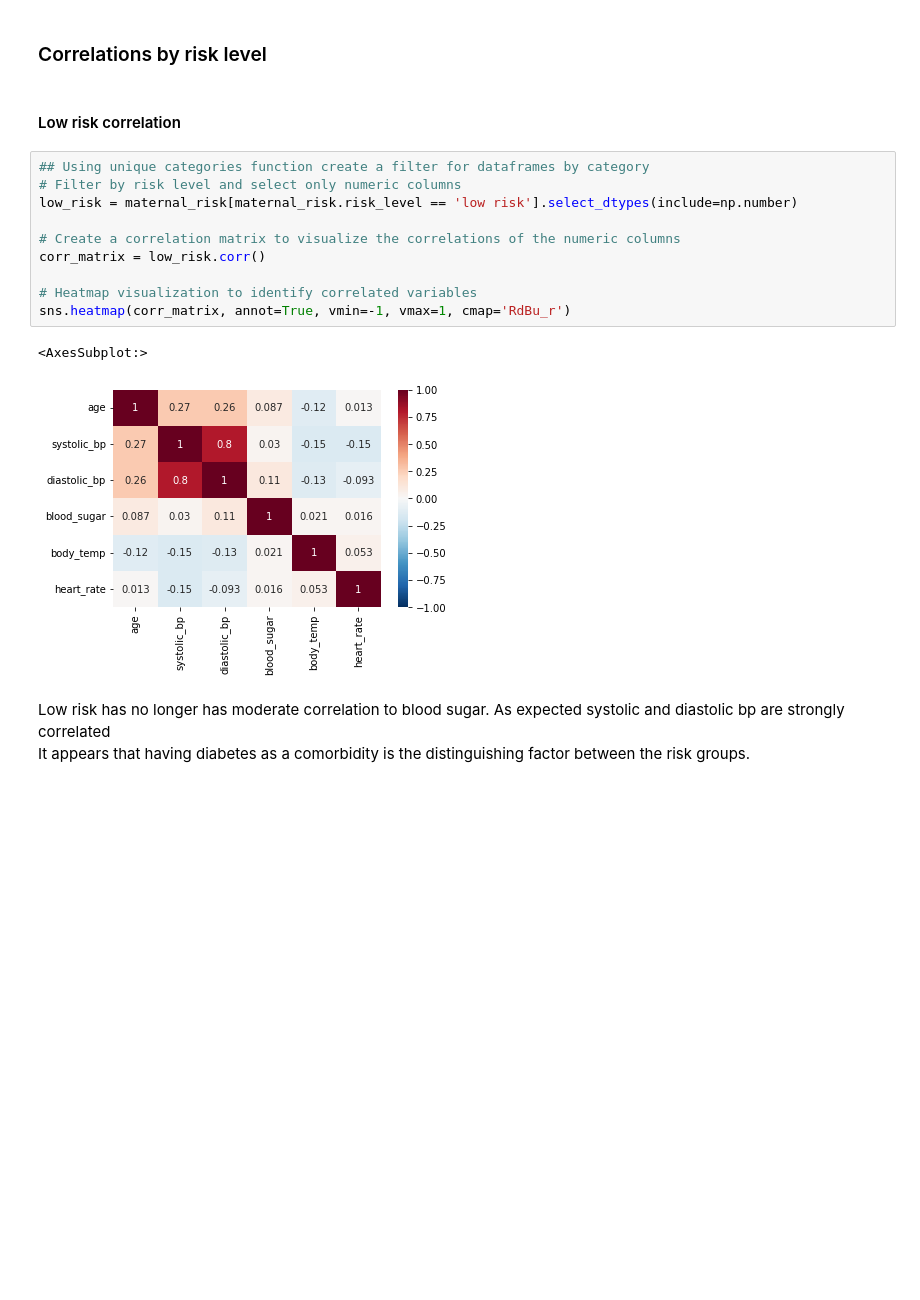
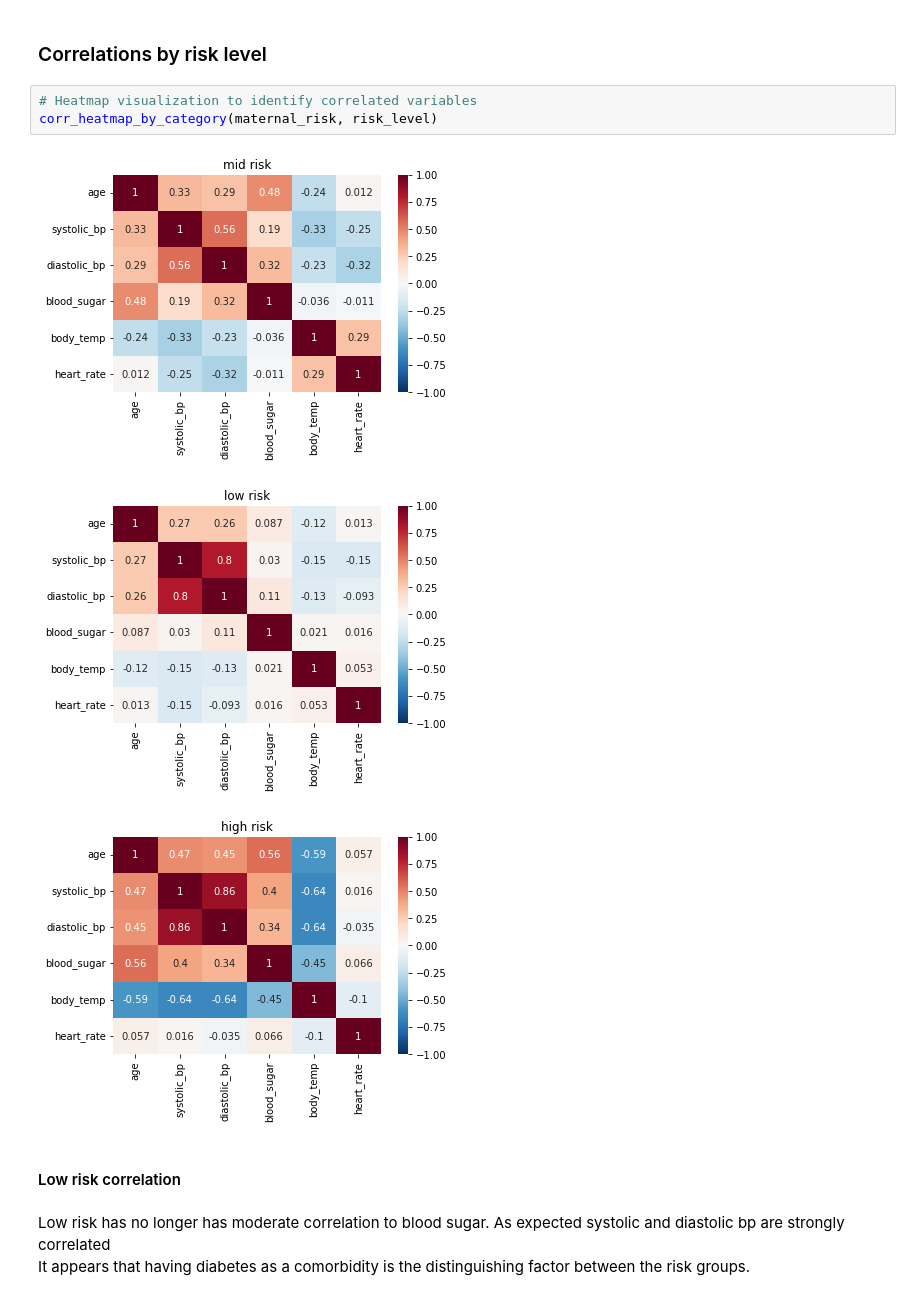
Before and after one commit to Fullcure3/maternal_risk, a Jupyter notebook: maternal_risk.ipynb, the cells around one changed output. Saved outputs shown, nothing was run; the diff lists cells and outputs as text; blank space fills up the shorter version.

Commit message:
Completed code refactoring of maternal_risk notebook with updated ds_functions

```diff
--- a/maternal_risk.ipynb
+++ b/maternal_risk.ipynb
@@ -271,21 +260,15 @@ Blood sugar has a moderate correlation to age, systolic and diastolic bp. Howeve
 Heart rate appears to have no correlation to either systolic or diastolic bp.
 # %% [markdown]
 ### Correlations by risk level
+# %%
+# Heatmap visualization to identify correlated variables
+corr_heatmap_by_category(maternal_risk, risk_level)
+# %% [output]
+[figure, added]
+[figure, added]
+[figure, added]
 # %% [markdown]
 #### Low risk correlation
-# %%
-## Using unique categories function create a filter for dataframes by category
-# Filter by risk level and select only numeric columns
-low_risk = maternal_risk[maternal_risk.risk_level == 'low risk'].select_dtypes(include=np.number)
-
-# Create a correlation matrix to visualize the correlations of the numeric columns
-corr_matrix = low_risk.corr()
-
-# Heatmap visualization to identify correlated variables
-sns.heatmap(corr_matrix, annot=True, vmin=-1, vmax=1, cmap='RdBu_r')
-# %% [output]
-<AxesSubplot:>
-[figure, removed]
 # %% [markdown]
 Low risk has no longer has moderate correlation to blood sugar. As expected systolic and diastolic bp are strongly correlated<br>
 It appears that having diabetes as a comorbidity is the distinguishing factor between the risk groups.
```
Also changed, not shown: parts of 33 cells of this notebook, 1 other file.
